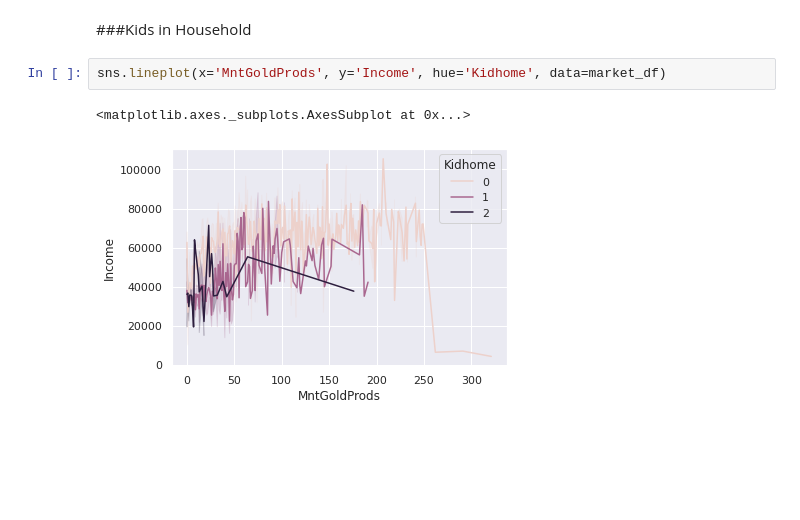
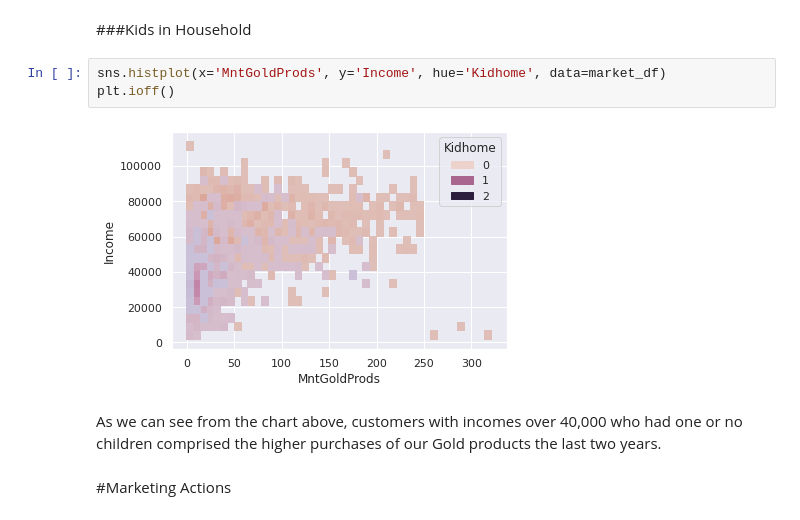
Before and after one commit to clanderson23/Grocery-Analysis, a Jupyter notebook: Grocery_Market_Analysis.ipynb, the cells around one changed output. Drawn from its saved outputs; the diff is of its cells as text; blank space fills up the shorter version.

```diff
--- a/Grocery_Market_Analysis.ipynb
+++ b/Grocery_Market_Analysis.ipynb
@@ -366,7 +411,11 @@ stats.pearsonr(market_df['Income'], market_df['MntGoldProds'])
 # %% [markdown]
 ###Kids in Household
 # %%
-sns.lineplot(x='MntGoldProds', y='Income', hue='Kidhome', data=market_df)
+sns.histplot(x='MntGoldProds', y='Income', hue='Kidhome', data=market_df)
+plt.ioff()
 # %% [output]
-<matplotlib.axes._subplots.AxesSubplot at 0x...>
-[figure, old version]
+[figure, new version]
+# %% [markdown]
+As we can see from the chart above, customers with incomes over 40,000 who had one or no children comprised the higher purchases of our Gold products the last two years.
+# %% [markdown]
+#Marketing Actions
```
Also changed, not shown: parts of 26 cells of this notebook.
